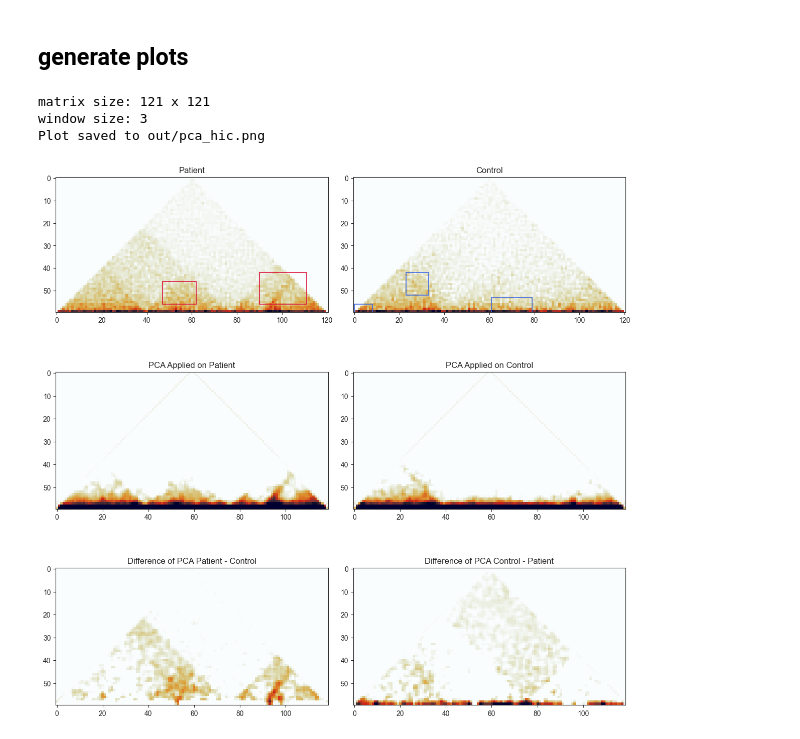
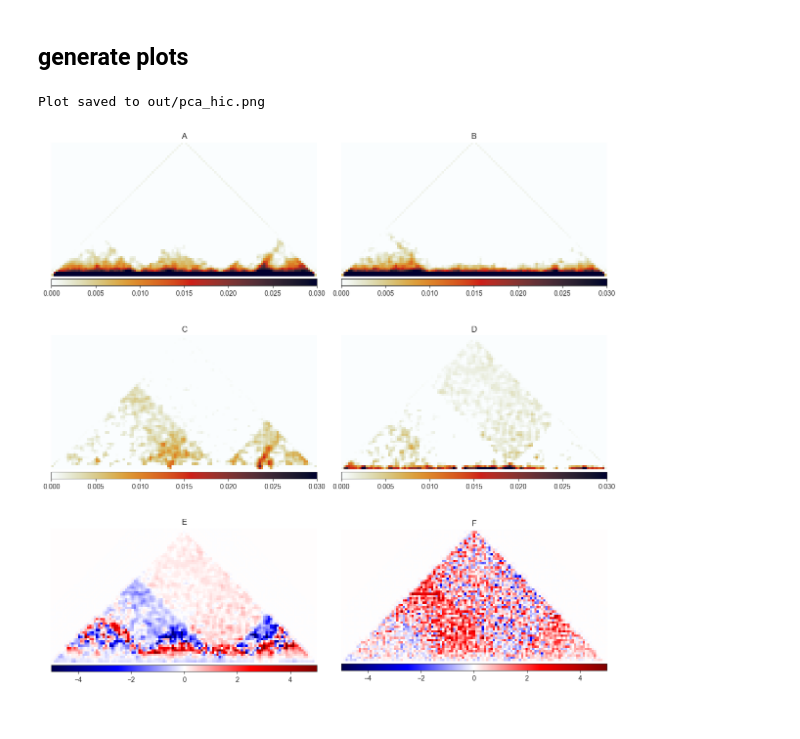
Before and after one commit to FardinHaque60/hic_compare_experiments, a Jupyter notebook: pca_hic/pca_hic.ipynb, the cells around one changed output. Drawn from its saved outputs; the diff is of its cells as text; code cells hidden in the pictures.

```diff
--- a/pca_hic/pca_hic.ipynb
+++ b/pca_hic/pca_hic.ipynb
@@ -84,6 +84,14 @@ def apply_pca(matrix, window_size, n_components=1):
 
     return transformed_windows.reshape(matrix.shape[0] - window_size + 1,
                                        matrix.shape[1] - window_size + 1)
+
+def mean_squared_error(original: np.array, denoised: np.array) -> float:
+    return np.mean((original - denoised) ** 2)
+
+def clip_rotate(matrix):
+    zm = clipped_zoom(matrix, 0.7)
+    rot_clipped = ndi.rotate(zm, 45, reshape=False)
+    return rot_clipped
 # %% [markdown]
 ## load .hic data
 # %%
@@ -157,52 +168,51 @@ rot_diff_pca2 = ndi.rotate(zm_diff_pca2, 45, reshape=False)
 # %%
 # Plot heatmaps in a grid layout
 fig, axes = plt.subplots(3, 2, figsize=(12, 12))
 
 middle = int(np.shape(rot_control)[1]/ 2.)
 
-# First row: Raw matrices
-# per region check if identified features, to highlight
-highlight_features(gained, reg, 'crimson', 0, axes[0])
-highlight_features(lost, reg, 'royalblue', 1, axes[0])
+# Second row: PCA transformed matrices
+m1 = axes[0][0].imshow(rot_pca1[:middle, :], vmin=0, vmax=0.03, cmap='germany')
+axes[0, 0].set_title("A")
 
-# sns.heatmap(matrix1, cmap="coolwarm", ax=axes[0, 0])
-print(f"matrix size: {len(rot_patient)} x {len(rot_patient[0])}")
-print(f"window size: {window_size}")
-m1 = axes[0][0].imshow(rot_patient[:middle, :], vmin=0, vmax=0.03, cmap='germany')
-axes[0, 0].set_title("Patient")
-
-# sns.heatmap(matrix2, cmap="coolwarm", ax=axes[0, 1])
-m1 = axes[0][1].imshow(rot_control[:middle, :], vmin=0, vmax=0.03, cmap='germany')
-axes[0, 1].set_title("Control")
-
-# Second row: PCA transformed matrices
-# sns.heatmap(pca_matrix1, cmap="coolwarm", ax=axes[1, 0])
-m1 = axes[1][0].imshow(rot_pca1[:middle, :], vmin=0, vmax=0.03, cmap='germany')
-axes[1, 0].set_title("PCA Applied on Patient")
-
-# sns.heatmap(pca_matrix2, cmap="coolwarm", ax=axes[1, 1])
-m1 = axes[1][1].imshow(rot_pca2[:middle, :], vmin=0, vmax=0.03, cmap='germany')
-axes[1, 1].set_title("PCA Applied on Control")
+m2 = axes[0][1].imshow(rot_pca2[:middle, :], vmin=0, vmax=0.03, cmap='germany')
+axes[0, 1].set_title("B")
 
 # Third row: Difference matrix spanning two columns
-# sns.heatmap(diff_matrix, cmap="coolwarm", ax=axes[2, 0], cbar=True)
-m1 = axes[2][0].imshow(rot_diff_pca[:middle, :], vmin=0, vmax=0.03, cmap='germany')
-axes[2, 0].set_title("Difference of PCA Patient - Control")
+m3 = axes[1][0].imshow(rot_diff_pca1[:middle, :], vmin=0, vmax=0.03, cmap='germany')
+axes[1, 0].set_title("C")
 
-# sns.heatmap(matrix2_small_noise, cmap="coolwarm", ax=axes[2, 1], cbar=True)
-m1 = axes[2][1].imshow(rot_diff_pca2[:middle, :], vmin=0, vmax=0.03, cmap='germany')
-axes[2, 1].set_title("Difference of PCA Control - Patient")
+m4 = axes[1][1].imshow(rot_diff_pca2[:middle, :], vmin=0, vmax=0.03, cmap='germany')
+axes[1, 1].set_title("D")
+
+# Fourth Row:
+# apply log2(obs/exp) from pca modified matrices and raw matrices
+m5 = axes[2][0].imshow(rot_log_pca1[:middle, :], vmin=-5, vmax=5, cmap='seismic')
+axes[2, 0].set_title("E")
+
+m6 = axes[2][1].imshow(rot_log_pca2[:middle, :], vmin=-5, vmax=5, cmap='seismic')
+axes[2, 1].set_title("F")
+
+color_bars = [m1, m2, m3, m4, m5, m6]
+
+for i in range(0, len(axes)):
+    for m, ax in zip([color_bars[i*2+1], color_bars[i*2+1]], axes[i]):
+        ax.axis('off')
+        divider = make_axes_locatable(ax)
+        cax = divider.append_axes('bottom', size='5%', pad=0.05)
+        fig.colorbar(m, cax=cax, orientation='horizontal')
 
 # Adjust layout
 plt.tight_layout()
 
 # save plot
 save_path = os.path.join("out", "pca_hic.png")
 plt.savefig(save_path, dpi=300, bbox_inches='tight')  # High resolution and tight layout
 
 print(f"Plot saved to {save_path}")
+# TODO mse value calc
+# mse_value = mean_squared_error(pca_matrix1, patient_region_sub)
+# print(f"mse value {mse_value}")
 # %% [output]
-matrix size: 121 x 121
-window size: 3
 Plot saved to out/pca_hic.png
-[figure, old version]
+[figure, new version]
```
Also changed, not shown: parts of 1 cell of this notebook, 4 other files.
